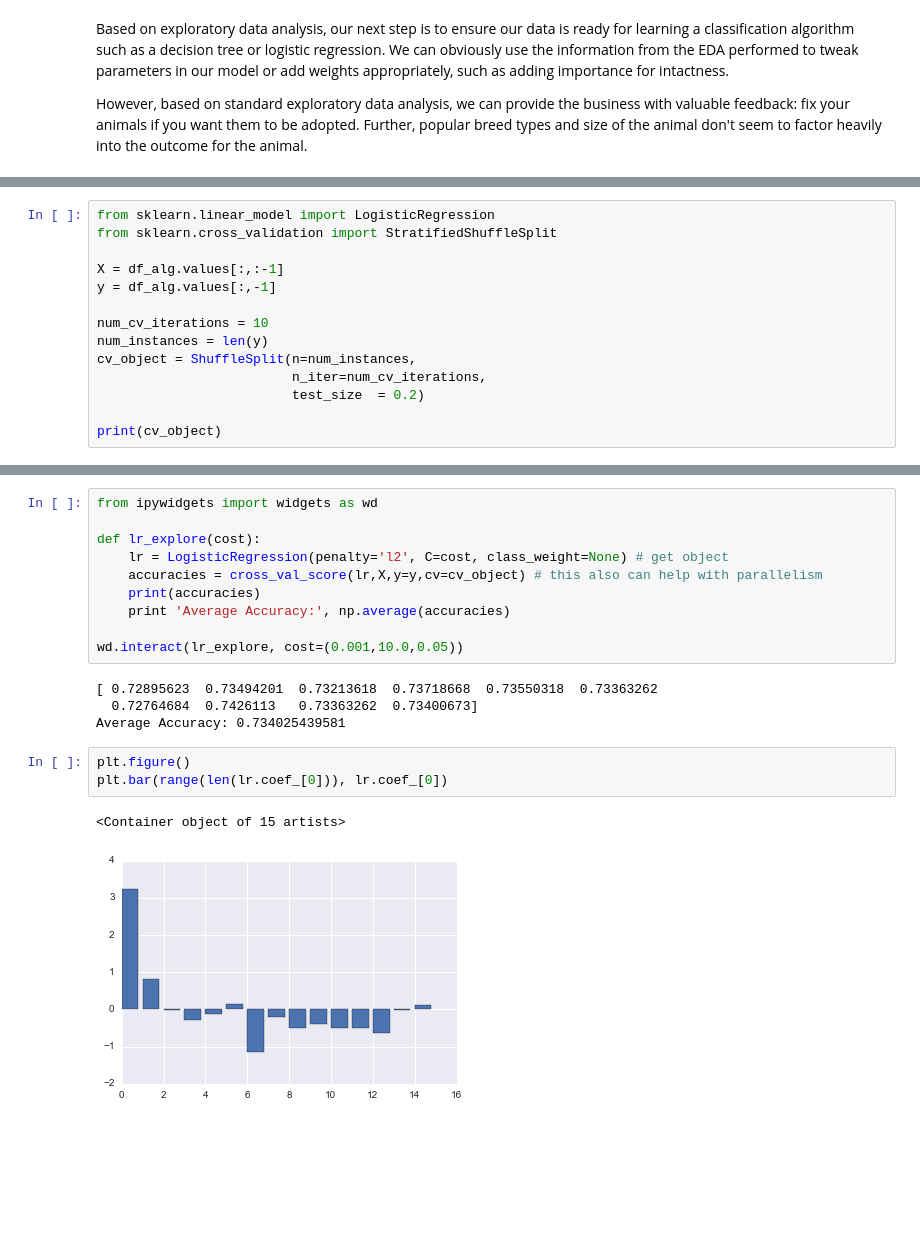
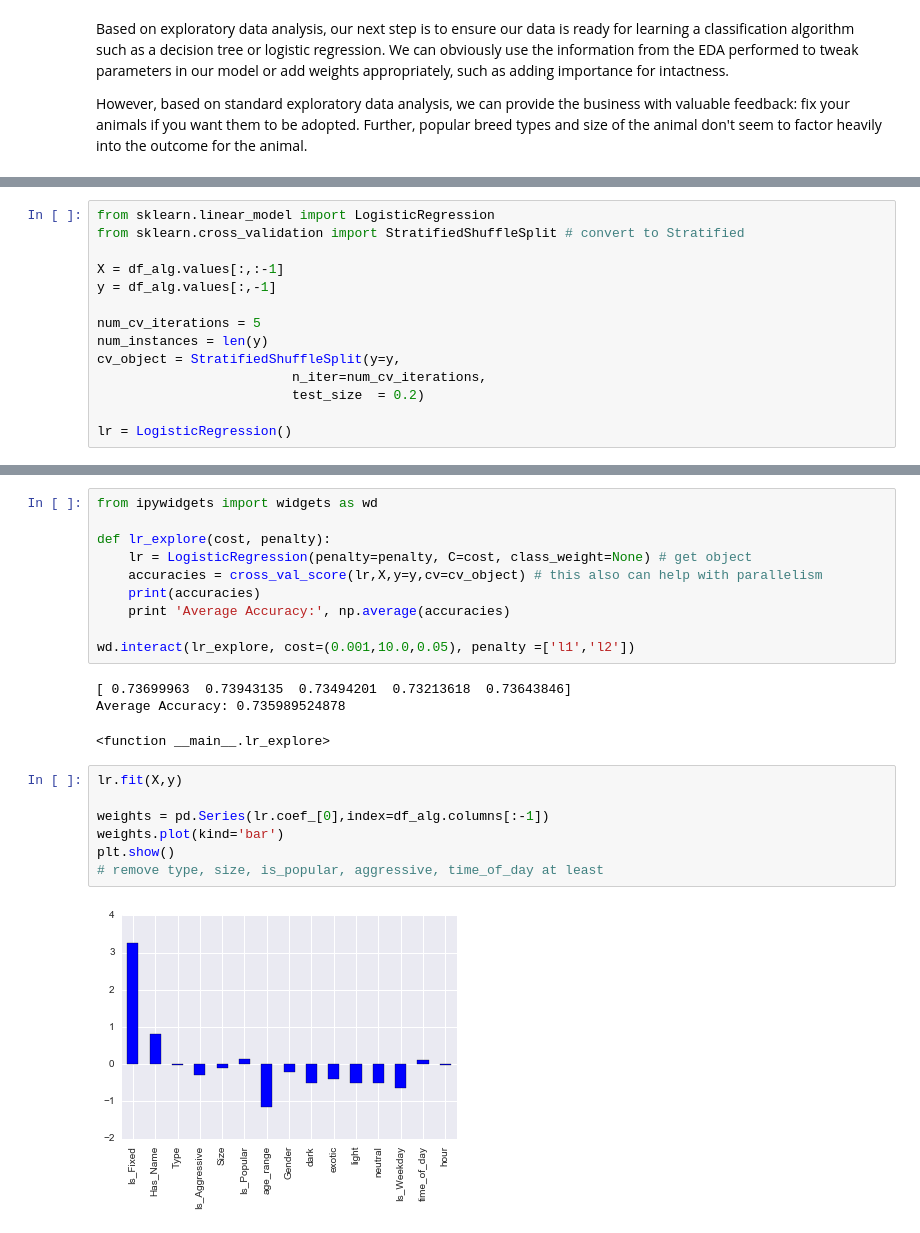
Before and after one commit to mg826/Data_Mining, a Jupyter notebook: Project1_AnimalOutcomes/Project1_Exploration_Visualization_Dreduce.ipynb, the cells around one changed output, grey strips where cells are left out. Saved outputs shown, nothing was run; the diff lists cells and outputs as text; blank space fills up the shorter version.

```diff
--- a/Project1_AnimalOutcomes/Project1_Exploration_Visualization_Dreduce.ipynb
+++ b/Project1_AnimalOutcomes/Project1_Exploration_Visualization_Dreduce.ipynb
@@ -655,14 +633,14 @@ memory usage: 3.5 MB
 # %%
 from sklearn.linear_model import LogisticRegression
-from sklearn.cross_validation import StratifiedShuffleSplit
+from sklearn.cross_validation import StratifiedShuffleSplit # convert to Stratified
 
 X = df_alg.values[:,:-1]
 y = df_alg.values[:,-1]
 
-num_cv_iterations = 10
+num_cv_iterations = 5
 num_instances = len(y)
-cv_object = ShuffleSplit(n=num_instances,
+cv_object = StratifiedShuffleSplit(y=y,
                          n_iter=num_cv_iterations,
                          test_size  = 0.2)
 
-print(cv_object)
+lr = LogisticRegression()
@@ -678,20 +653,23 @@ print(accuracies)
 # %%
 from ipywidgets import widgets as wd
 
-def lr_explore(cost):
-    lr = LogisticRegression(penalty='l2', C=cost, class_weight=None) # get object
+def lr_explore(cost, penalty):
+    lr = LogisticRegression(penalty=penalty, C=cost, class_weight=None) # get object
     accuracies = cross_val_score(lr,X,y=y,cv=cv_object) # this also can help with parallelism
     print(accuracies)
     print 'Average Accuracy:', np.average(accuracies)
 
-wd.interact(lr_explore, cost=(0.001,10.0,0.05))
+wd.interact(lr_explore, cost=(0.001,10.0,0.05), penalty =['l1','l2'])
 # %% [output]
-[ 0.72895623  0.73494201  0.73213618  0.73718668  0.73550318  0.73363262
-  0.72764684  0.7426113   0.73363262  0.73400673]
-Average Accuracy: 0.734025439581
+[ 0.73699963  0.73943135  0.73494201  0.73213618  0.73643846]
+Average Accuracy: 0.735989524878
+<function __main__.lr_explore>
-# %%
-plt.figure()
-plt.bar(range(len(lr.coef_[0])), lr.coef_[0])
-# %% [output]
-<Container object of 15 artists>
-[figure, removed]
+# %%
+lr.fit(X,y)
+
+weights = pd.Series(lr.coef_[0],index=df_alg.columns[:-1])
+weights.plot(kind='bar')
+plt.show()
+# remove type, size, is_popular, aggressive, time_of_day at least
+# %% [output]
+[figure, added]
```
Also changed, not shown: parts of 18 cells of this notebook.
